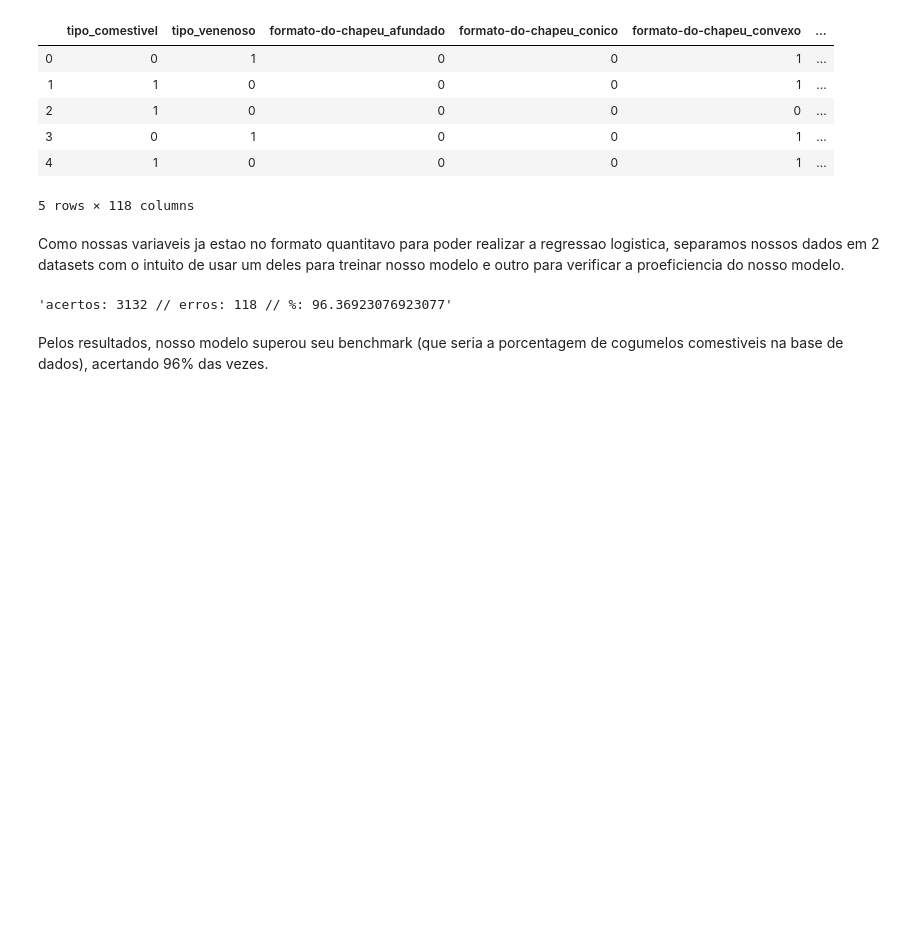
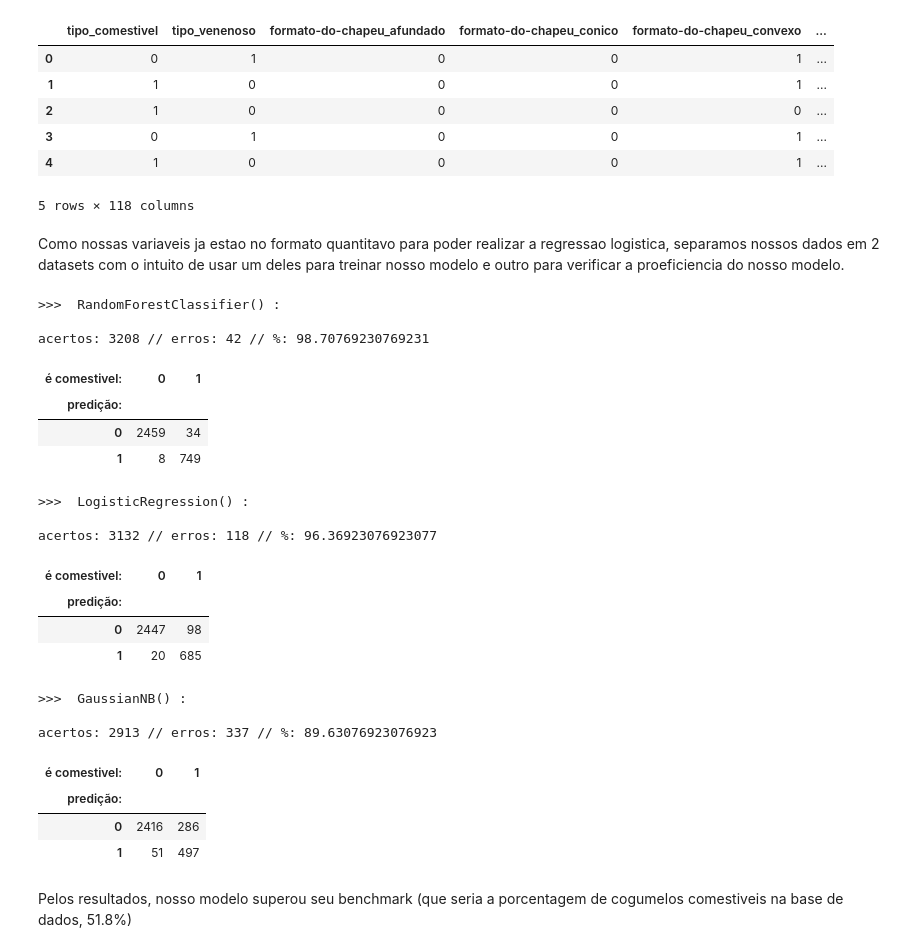
Before and after one commit to andscost/Probabilidade-de-um-cogumelo-ser-comestivel, a Jupyter notebook: Notebook.ipynb, the cells around one changed output. Cells and saved outputs as stored; diff of their text form; code cells hidden in the pictures; blank space fills up the shorter version.

Commit message:
3 modelos

```diff
--- a/Notebook.ipynb
+++ b/Notebook.ipynb
@@ -191,20 +192,45 @@ X_treino = data_treino.drop(columns=["tipo_comestivel", "tipo_venenoso"])
 y_treino = data_treino['tipo_comestivel']
 X_teste = data_teste.drop(columns=["tipo_comestivel", "tipo_venenoso"])
 y_teste = data_teste['tipo_comestivel']
-# %%
-model = LogisticRegression(solver='lbfgs')
-model.fit(X_treino, y_treino)
-
-ypred = model.predict(X_teste)
-# %%
-acertos,erros = 0,0
-for a, b in list(zip(ypred, y_teste)):
-    if a == b:
-        acertos += 1
-    else:
-        erros += 1
-f"acertos: {acertos} // erros: {erros} // %: {acertos/(acertos + erros)*100}"
-# %% [output]
-'acertos: 3132 // erros: 118 // %: 96.36923076923077'
+# %%
+metodos = [ensemble.RandomForestClassifier(), linear_model.LogisticRegression(), naive_bayes.GaussianNB()]
+
+for i in metodos:
+
+    model = i
+    model.fit(X_treino, y_treino)
+
+    ypred = model.predict(X_teste)
+
+    resultado = pd.crosstab(ypred, y_teste, rownames=['predição:'], colnames=['é comestivel:'])
+    acertos = resultado[0][0] + resultado[1][1]
+    erros = resultado[0][1] + resultado[1][0]
+    porcentagem = acertos/(acertos + erros)*100
+
+    print('>>> ', repr(i), ':\n')
+    print(f"acertos: {acertos} // erros: {erros} // %: {porcentagem}")
+    display(resultado)
+# %% [output]
+>>>  RandomForestClassifier() :
+
+acertos: 3208 // erros: 42 // %: 98.70769230769231
+| é comestivel: | 0 | 1 |
+| predição: |  |  |
+| 0 | 2459 | 34 |
+| 1 | 8 | 749 |
+>>>  LogisticRegression() :
+
+acertos: 3132 // erros: 118 // %: 96.36923076923077
+| é comestivel: | 0 | 1 |
+| predição: |  |  |
+| 0 | 2447 | 98 |
+| 1 | 20 | 685 |
+>>>  GaussianNB() :
+
+acertos: 2913 // erros: 337 // %: 89.63076923076923
+| é comestivel: | 0 | 1 |
+| predição: |  |  |
+| 0 | 2416 | 286 |
+| 1 | 51 | 497 |
 # %% [markdown]
-Pelos resultados, nosso modelo superou seu benchmark (que seria a porcentagem de cogumelos comestiveis na base de dados), acertando 96% das vezes.
+Pelos resultados, nosso modelo superou seu benchmark (que seria a porcentagem de cogumelos comestiveis na base de dados, 51.8%)
```
Also changed, not shown: parts of 6 cells of this notebook.
